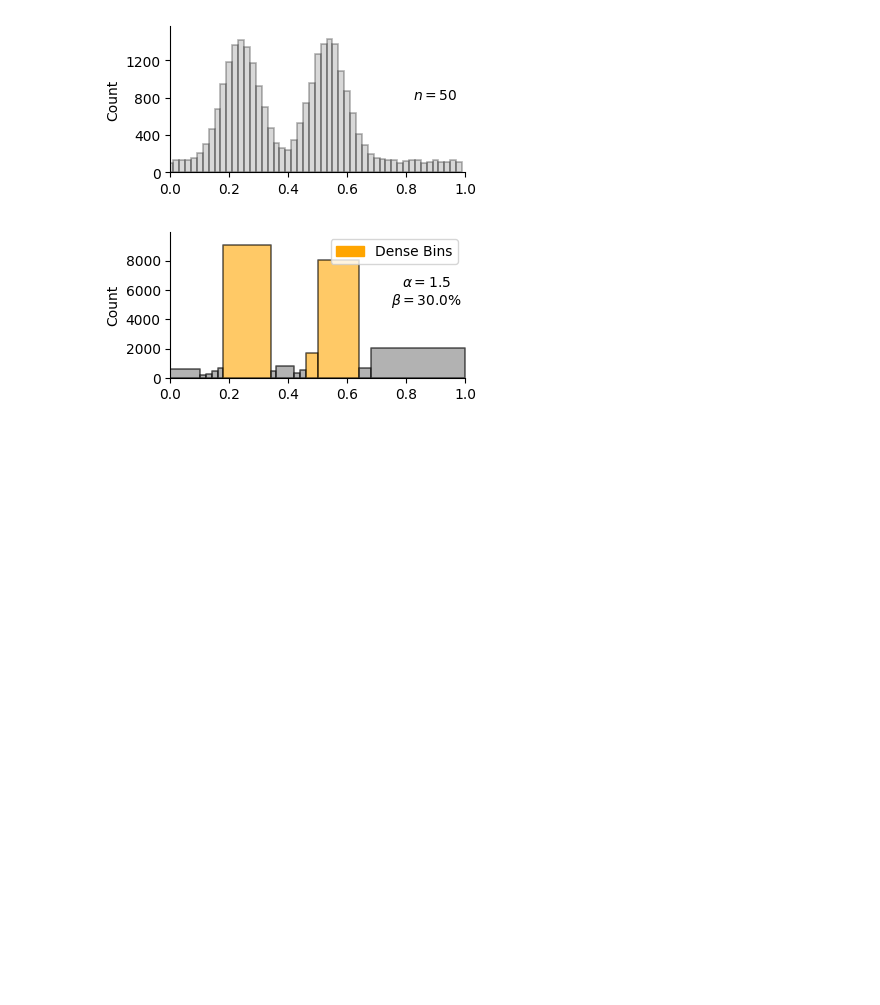
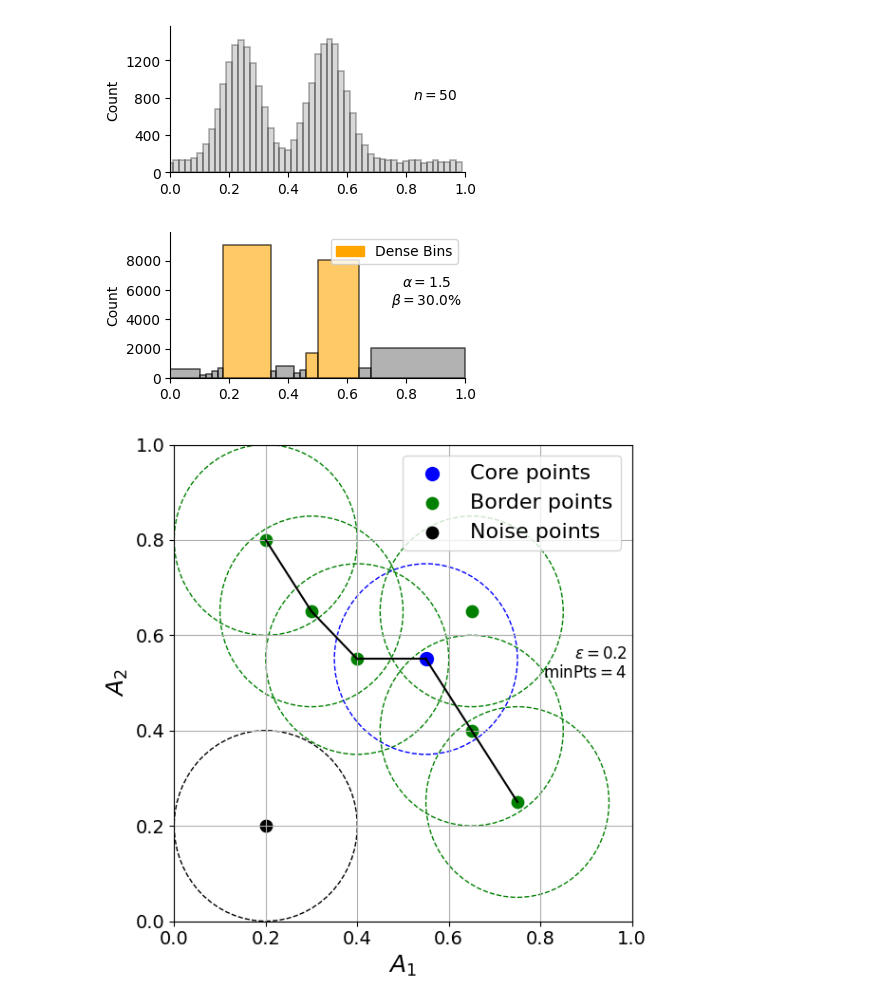
Before and after one commit to henrikdchristensen/SDU-Data-Mining-Exam, a Jupyter notebook: src/evaluation.ipynb, the cells around one changed output. Cells and saved outputs as stored; diff of their text form; code cells hidden in the pictures; blank space fills up the shorter version.

```diff
--- a/src/evaluation.ipynb
+++ b/src/evaluation.ipynb
@@ -700,3 +706,96 @@ plt.show()
 # %% [output]
 [figure]
 [figure]
+# %%
+import numpy as np
+import matplotlib.pyplot as plt
+
+# Manually define points
+points = np.array([
+    [0.2, 0.2],  # 0 noise
+    [0.2, 0.8], # 1 border
+    [0.3, 0.65], # 2 border
+    [0.4, 0.55], # 3 core
+    [0.55, 0.55], # 4 border
+    [0.65, 0.65],   # 5 border
+    [0.65, 0.4],  # 6 border
+    [0.75, 0.25], # 7 border
+])
+
+# Define point
+core_points = [4]
+border_points = [1, 2, 3, 5, 6, 7]
+noise_points = [0]
+
+# Define epsilon (radius) for visual purposes
+epsilon = 0.2
+
+# Define manually where arrows (connections) should go
+arrows = [
+    (1, 2),  # Core to Core
+    (2, 3),  # Core to Core
+    (3, 4),  # Core to Border
+    (4, 6),  # Core to Border
+    (6, 7),  # Border to Border
+]
+
+# Plotting
+fig, ax = plt.subplots(figsize=(6, 6))
+
+# Plot core points
+core = points[core_points]
+ax.scatter(core[:, 0], core[:, 1], color='blue', label='Core points', s=100)
+
+# Plot border points
+border = points[border_points]
+ax.scatter(border[:, 0], border[:, 1], color='green', label='Border points', s=80)
+
+# Plot noise points
+noise = points[noise_points]
+ax.scatter(noise[:, 0], noise[:, 1], color='black', label='Noise points', s=80)
+
+# Draw radius around each point (including core, border, and noise points)
+for i in range(len(points)):
+    # Different color depending on the point type
+    if i in core_points:
+        color = 'blue'
+    elif i in border_points:
+        color = 'green'
+    else:
+        color = 'black'
+    circle = plt.Circle((points[i, 0], points[i, 1]), epsilon, color=color, fill=False, linestyle='--', linewidth=1)
+    ax.add_patch(circle)
+
+# Draw manually defined arrows
+for arrow in arrows:
+    start, end = arrow
+    ax.plot([points[start, 0], points[end, 0]], [points[start, 1], points[end, 1]], color='black', linestyle='-', linewidth=1.5)
+
+# Set labels, legend, and title
+ax.set_xlabel('$A_1$', fontsize=18)
+ax.set_ylabel('$A_2$', fontsize=18)
+ax.legend(loc='upper right', fontsize=16)
+
+# Add epsilon and minPts values as text
+epsilon_text = r'$\varepsilon = {}$'.format(epsilon)
+minPts_text = r'$\text{minPts} = 4$'
+ax.text(0.99, 0.51, f'{epsilon_text}\n{minPts_text}', fontsize = 12, transform=ax.transAxes, ha='right')
+
+# Adjust plot limits
+ax.set_xlim(0, 1)
+ax.set_ylim(0, 1)
+
+# Set ticks font size
+ax.tick_params(axis='both', which='major', labelsize=14)
+
+# Layout
+plt.grid(True)
+plt.tight_layout()
+
+# Save plot
+plt.savefig(dir_to_save_plots + 'subclu.png')
+
+# Show plot
+plt.show()
+# %% [output]
+[figure, added]
```
Also changed, not shown: parts of 1 cell of this notebook, 18 other files.
